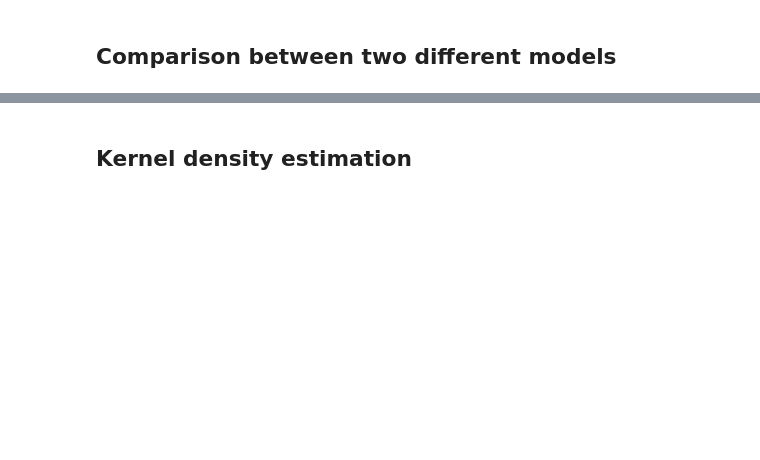
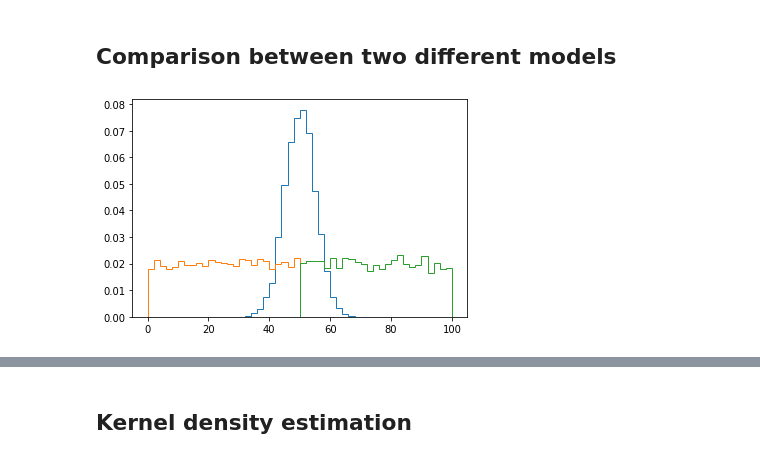
Before and after one commit to mdmould/popodds, a Jupyter notebook: examples/example.ipynb, the cells around one changed output, grey strips where cells are left out. Drawn from its saved outputs; the diff is of its cells as text; code cells hidden in the pictures; blank space fills up the shorter version.

```diff
--- a/examples/example.ipynb
+++ b/examples/example.ipynb
@@ -180,15 +183,17 @@ print(bf)
 ## Comparison between two different models
 # %%
 # Make two fiducial populations
-model_min = 1
-model_max = 100
 
-indexA = -1.2
-indexB = -2.0
+modelA_log_pdf = lambda x: log_flat(x, 0, 50)
+modelB_log_pdf = lambda x: log_flat(x, 50, 100)
 
-# Model evaluation
-modelA_log_pdf = lambda x: log_powerlaw(x, indexA, model_min, model_max)
-modelB_log_pdf = lambda x: log_powerlaw(x, indexB, model_min, model_max)
+samplesA = np.random.uniform(0, 50, 5_000)
+samplesB = np.random.uniform(50, 100, 5_000)
+
+for samples in (posterior_samples, samplesA, samplesB):
+    plt.hist(samples, bins=np.linspace(0, 100, 51), density=True, histtype='step')
+# %% [output]
+[figure, added]
 # %%
 # The Bayes factor between A and B is just given by the ratio of the two
 # Bayes factors over the original prior
```
Also changed, not shown: parts of 17 cells of this notebook, 1 other file.
